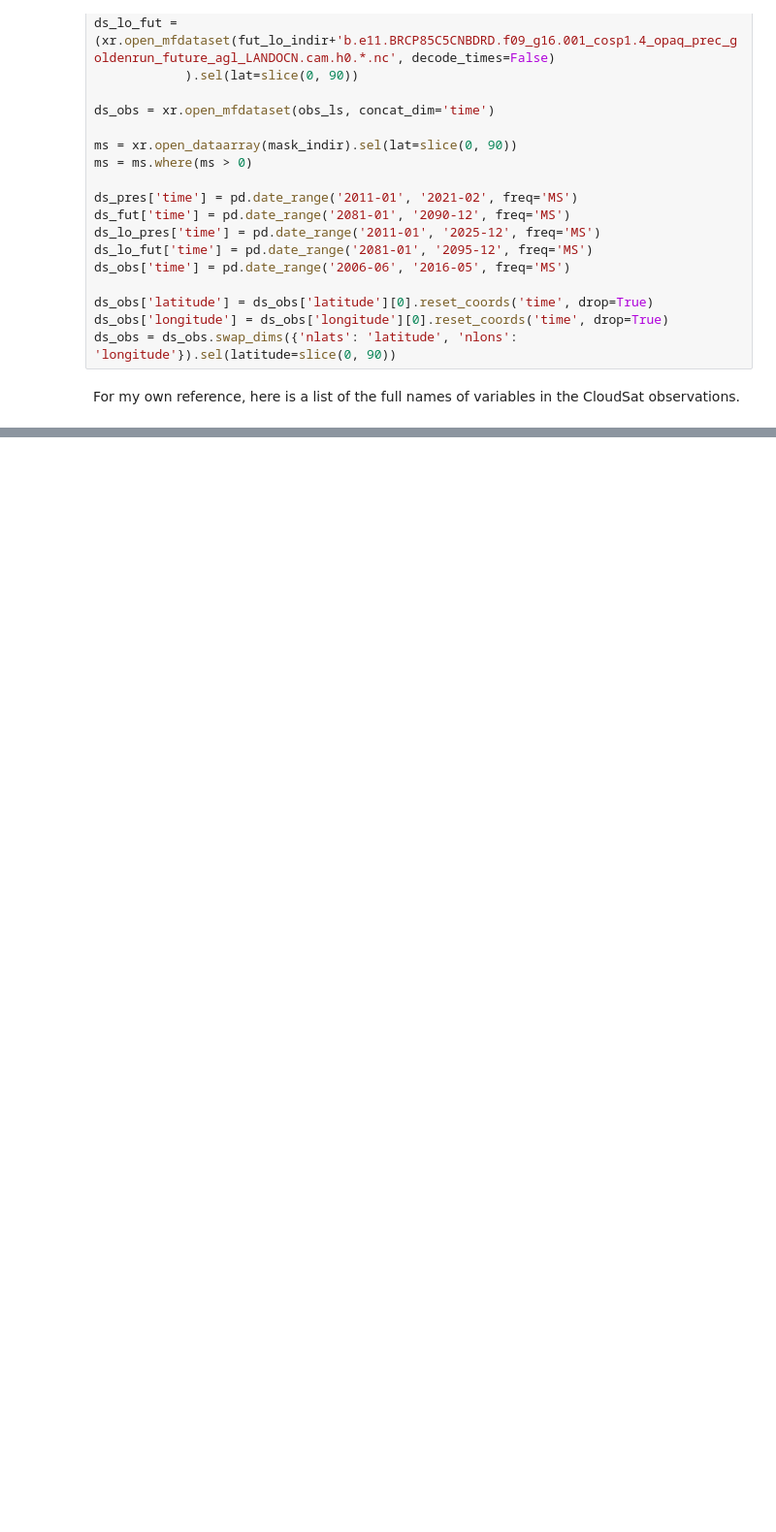
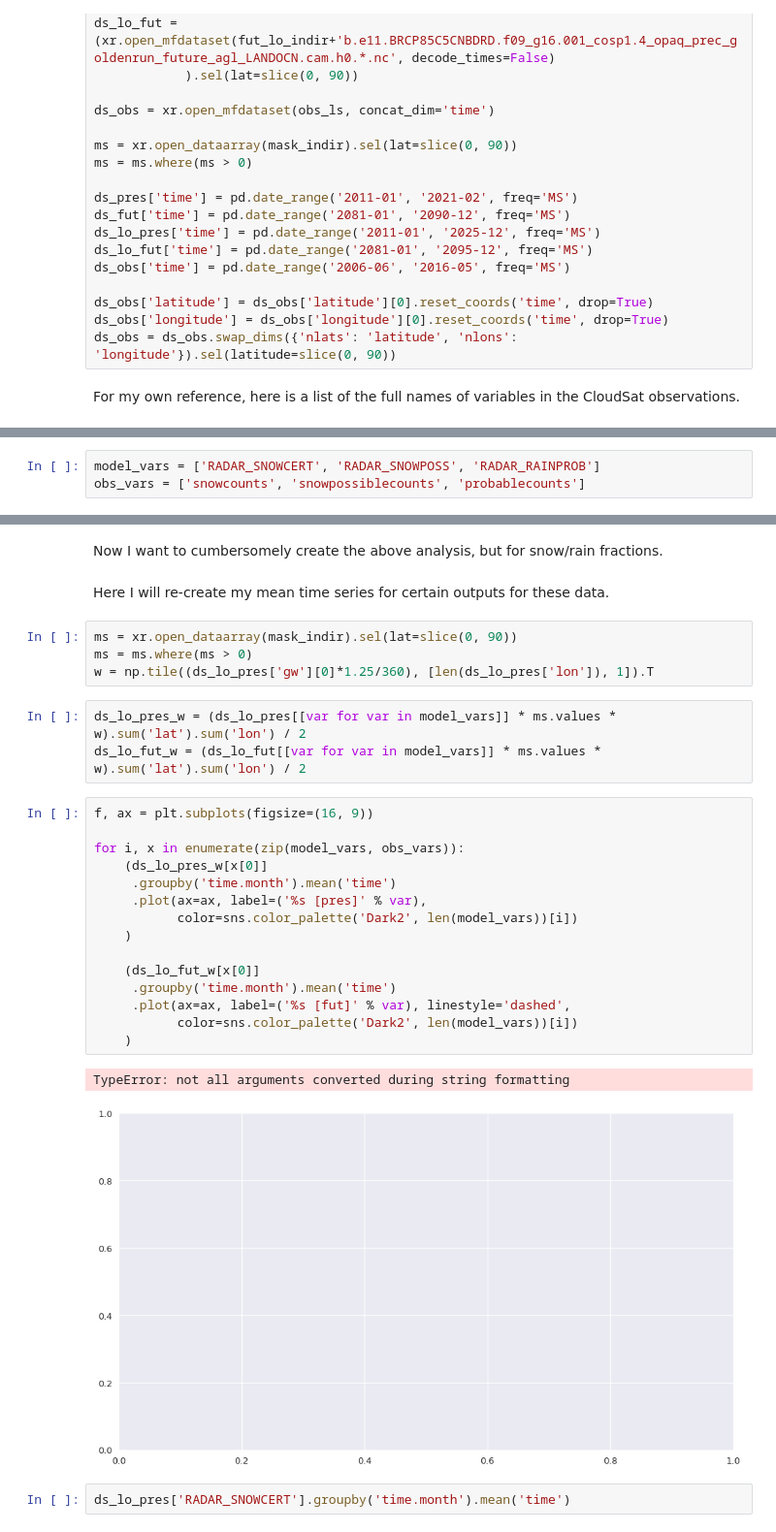
Before and after one commit to dcamron/cosp-explore, a Jupyter notebook: notebooks/compare.ipynb, the cells around one changed output, grey strips where cells are left out. Shown at 97% size. Cells and saved outputs as stored; diff of their text form; blank space fills up the shorter version.

```diff
--- a/notebooks/compare.ipynb
+++ b/notebooks/compare.ipynb
@@ -97 +79,4 @@ list(zip([var for var in ds_obs.data_vars],[ds_obs[var].long_name for var in ds_
+# %%
+model_vars = ['RADAR_SNOWCERT', 'RADAR_SNOWPOSS', 'RADAR_RAINPROB']
+obs_vars = ['snowcounts', 'snowpossiblecounts', 'probablecounts']
 # %% [markdown]
@@ -192,0 +169,31 @@ distributed.comm.tcp - WARNING - Closing dangling stream in <TCP local=tcp://127
+# %% [markdown]
+Now I want to cumbersomely create the above analysis, but for snow/rain fractions.
+# %% [markdown]
+Here I will re-create my mean time series for certain outputs for these data.
+# %%
+ms = xr.open_dataarray(mask_indir).sel(lat=slice(0, 90))
+ms = ms.where(ms > 0)
+w = np.tile((ds_lo_pres['gw'][0]*1.25/360), [len(ds_lo_pres['lon']), 1]).T
+# %%
+ds_lo_pres_w = (ds_lo_pres[[var for var in model_vars]] * ms.values * w).sum('lat').sum('lon') / 2
+ds_lo_fut_w = (ds_lo_fut[[var for var in model_vars]] * ms.values * w).sum('lat').sum('lon') / 2
+# %%
+f, ax = plt.subplots(figsize=(16, 9))
+
+for i, x in enumerate(zip(model_vars, obs_vars)):
+    (ds_lo_pres_w[x[0]]
+     .groupby('time.month').mean('time')
+     .plot(ax=ax, label=('%s [pres]' % var),
+           color=sns.color_palette('Dark2', len(model_vars))[i])
+    )
+
+    (ds_lo_fut_w[x[0]]
+     .groupby('time.month').mean('time')
+     .plot(ax=ax, label=('%s [fut]' % var), linestyle='dashed',
+           color=sns.color_palette('Dark2', len(model_vars))[i])
+    )
+# %% [output]
+TypeError: not all arguments converted during string formatting
+[figure, added]
+# %%
+ds_lo_pres['RADAR_SNOWCERT'].groupby('time.month').mean('time')
```
Also changed, not shown: parts of 5 cells of this notebook, 4 other files.
